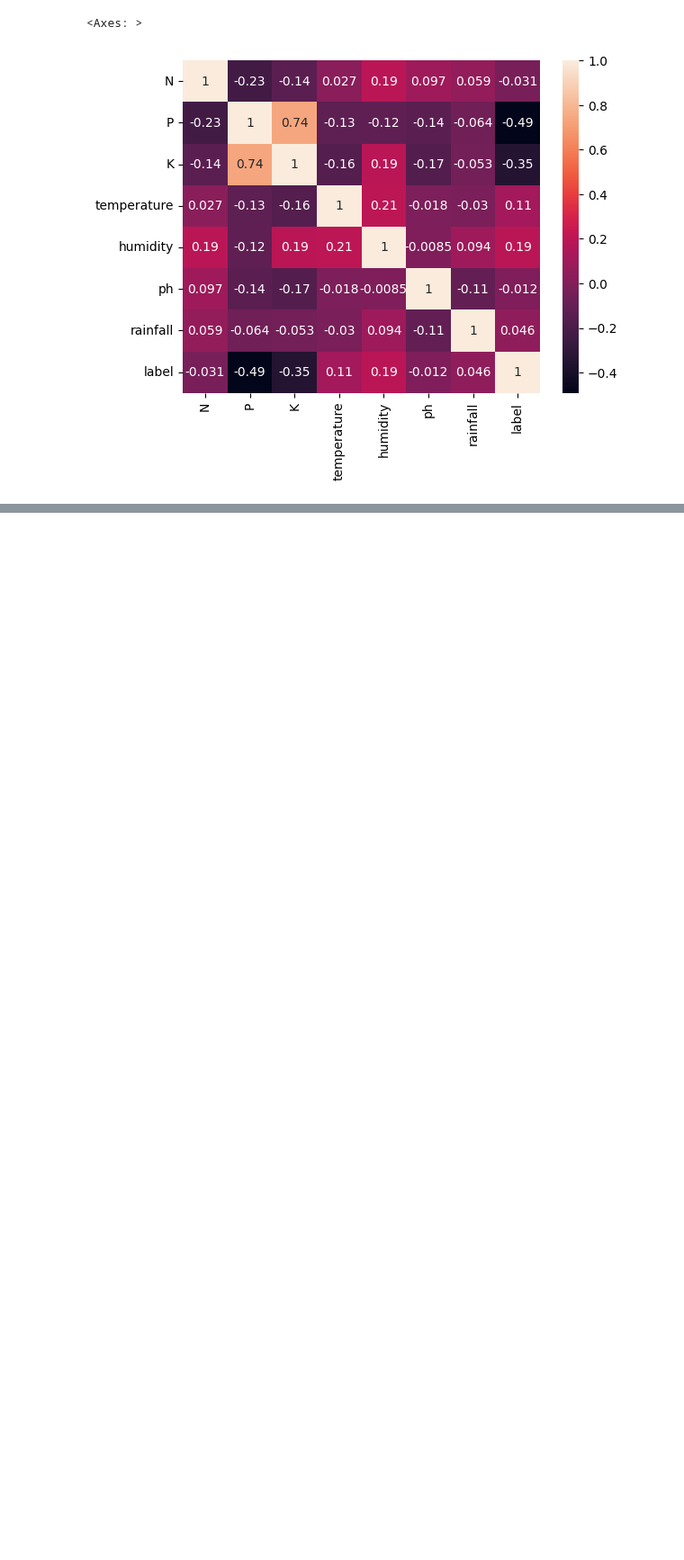
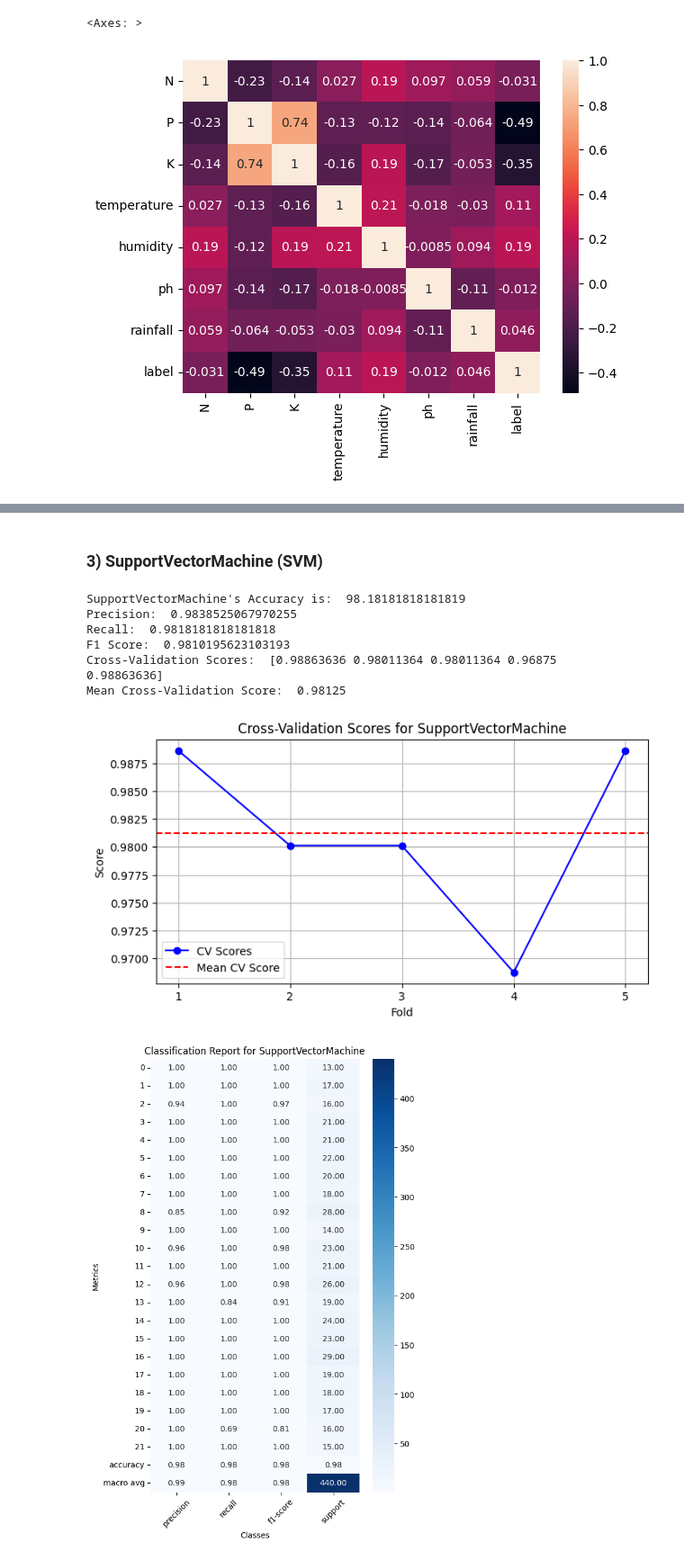
Before and after one commit to jaisharma687/Crop-Recommendation-System, a Jupyter notebook: notebook/model_prep.ipynb, the cells around one changed output, grey strips where cells are left out. Shown at 90% size. Saved outputs shown, nothing was run; the diff lists cells and outputs as text; code cells hidden in the pictures; blank space fills up the shorter version.

```diff
--- a/notebook/model_prep.ipynb
+++ b/notebook/model_prep.ipynb
@@ -859,0 +252,46 @@ SVM --> 10.681818181818182
+# %% [markdown]
+### 3) SupportVectorMachine (SVM)
+# %%
+def SupportVectorMachineAlgo(model_name='SupportVectorMachine'):
+    SupportVectorMachine = SVC(gamma='auto')
+    SupportVectorMachine.fit(Xtrain,Ytrain)
+    predicted_values = SupportVectorMachine.predict(Xtest)
+
+    acc = metrics.accuracy_score(Ytest, predicted_values)
+    precision = precision_score(Ytest, predicted_values, average='weighted')
+    recall = recall_score(Ytest, predicted_values, average='weighted')
+    f1 = f1_score(Ytest, predicted_values, average='weighted')
+    cv_scores = cross_val_score(SupportVectorMachine, Xtrain, Ytrain, cv=5)
+
+    acc_list.append(acc * 100)
+    precision_list.append(precision)
+    recall_list.append(recall)
+    f1_list.append(f1)
+    model_list.append(model_name)
+    cross_val_score_list.append(cv_scores.mean())
+
+    print(f"{model_name}'s Accuracy is: ", acc * 100)
+    print("Precision: ", precision)
+    print("Recall: ", recall)
+    print("F1 Score: ", f1)
+    print("Cross-Validation Scores: ", cv_scores)
+    print("Mean Cross-Validation Score: ", cv_scores.mean())
+
+    plot_cv_scores(cv_scores,model_name)
+    report = classification_report(Ytest, predicted_values, output_dict=True)
+    plot_classification_report(report, model_name)
+
+    pkl_filename = model_name + '.pkl'
+    with open(pkl_filename, 'wb') as Model_pkl:
+        pickle.dump(SupportVectorMachine, Model_pkl)
+# %%
+SupportVectorMachineAlgo()
+# %% [output]
+SupportVectorMachine's Accuracy is:  98.18181818181819
+Precision:  0.9838525067970255
+Recall:  0.9818181818181818
+F1 Score:  0.9810195623103193
+Cross-Validation Scores:  [0.98863636 0.98011364 0.98011364 0.96875    0.98863636]
+Mean Cross-Validation Score:  0.98125
+[figure, added]
+[figure, added]
```
Also changed, not shown: parts of 119 cells of this notebook, 46 other files.
